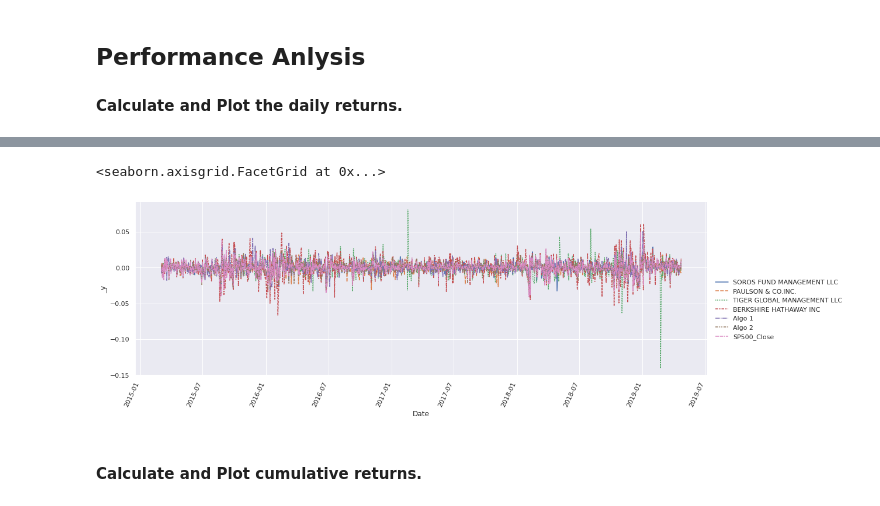
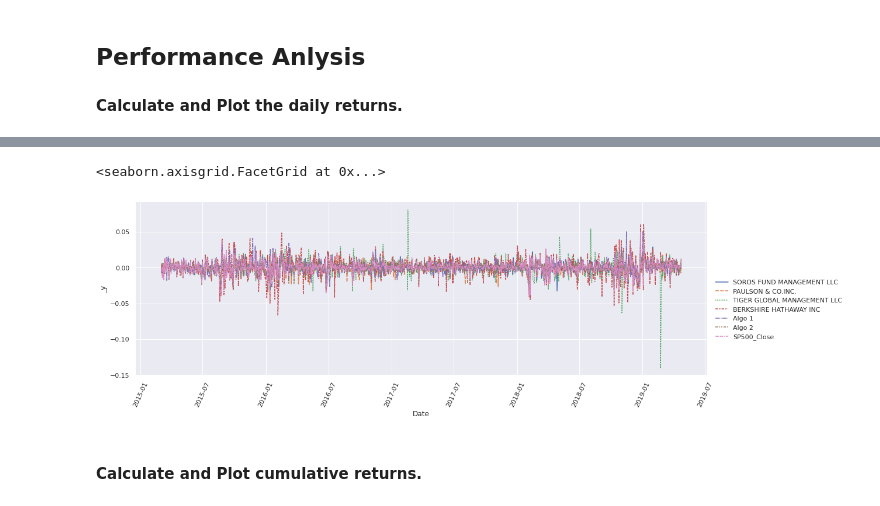
Before and after one commit to gadam/fintech_assessment_03, a Jupyter notebook: whale_analysis.ipynb, the cells around one changed output, grey strips where cells are left out. Drawn from its saved outputs; the diff is of its cells as text; code cells hidden in the pictures.

```diff
--- a/whale_analysis.ipynb
+++ b/whale_analysis.ipynb
@@ -299,10 +266,10 @@ sp500_daily_returns.head()
 # %%
 # Plot the combined portfolion retrns dataframe
 combined_chart = sns.relplot(data=combined_portfolio_df, kind="line", aspect=3.0)
-combined_chart.set_xticklabels(rotation=65, horizontalalignment="right")
+combined_chart.set_xticklabels(rotation=65, horizontalalignment="center")
 # %% [output]
 <seaborn.axisgrid.FacetGrid at 0x...>
-[figure, old version]
+[figure, new version]
 # %% [markdown]
 #### Calculate and Plot cumulative returns.
 # %%
```
Also changed, not shown: parts of 10 cells of this notebook.
